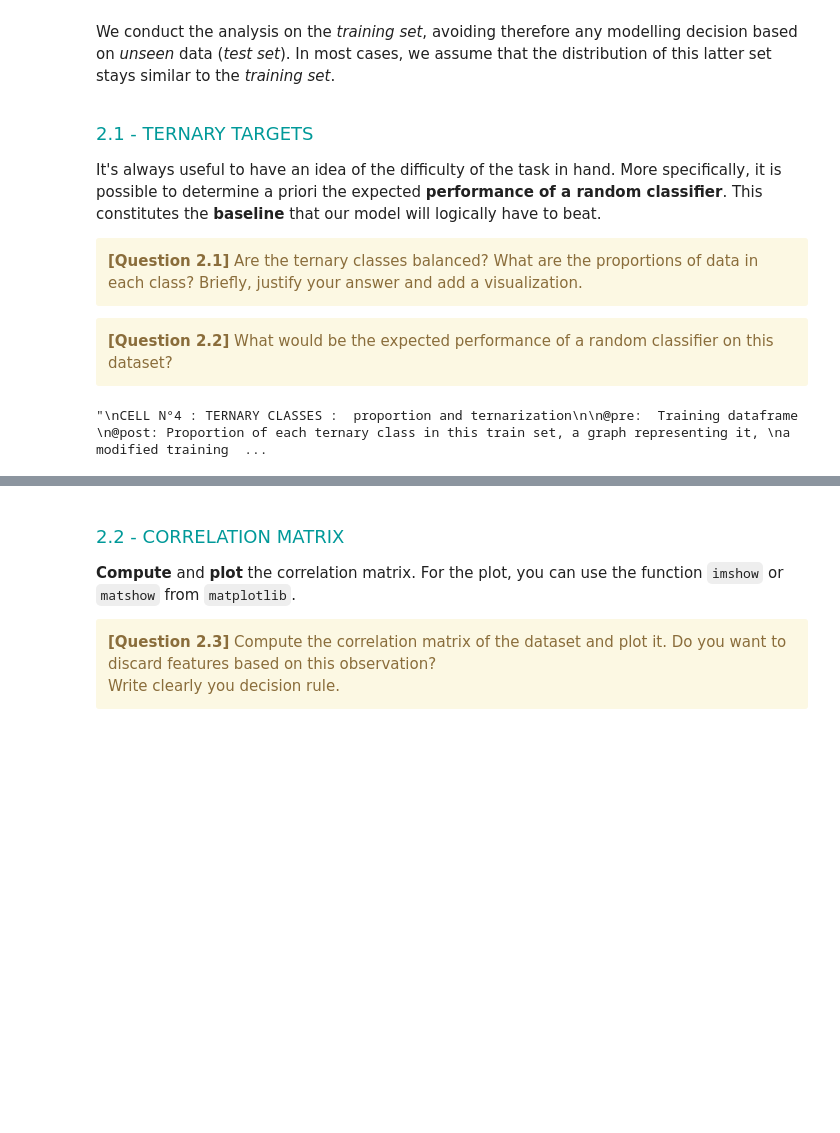
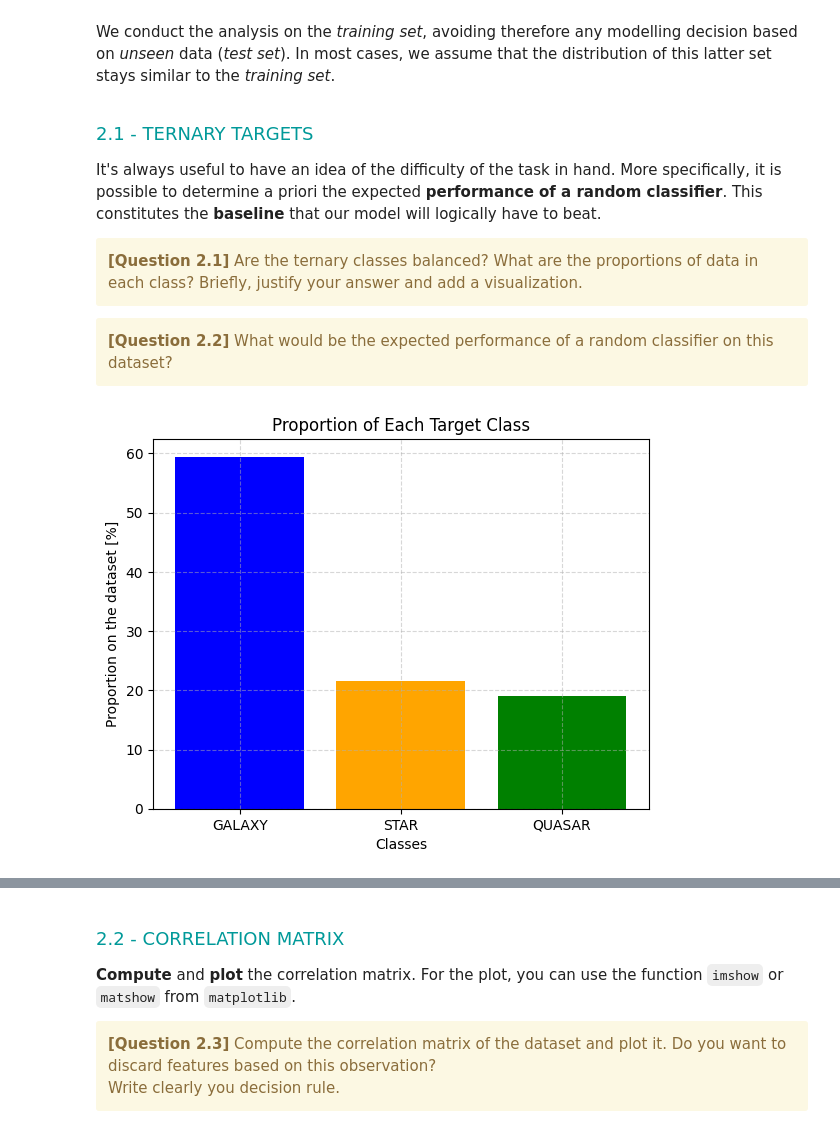
Before and after one commit to GaecKo/hackaton, a Jupyter notebook: Hackaton_2/Hackathon02-Classification.ipynb, the cells around one changed output, grey strips where cells are left out. Drawn from its saved outputs; the diff is of its cells as text; code cells hidden in the pictures; blank space fills up the shorter version.

```diff
--- a/Hackaton_2/Hackathon02-Classification.ipynb
+++ b/Hackaton_2/Hackathon02-Classification.ipynb
@@ -200,10 +203,28 @@ It's always useful to have an idea of the difficulty of the task in hand. More s
 # %%
 """
 CELL N°4 : TERNARY CLASSES :  proportion and ternarization
 
 @pre:  Training dataframe
 @post: Proportion of each ternary class in this train set, a graph representing it,
 a modified training dataframe with a new column 'classes_ternary' continaining the ternary targets (0,1,2)
 """
+# 1. New column: 'classes_ternary'
+# Map class value with corresponding target
+class_mapping = {'GALAXY': 0, 'STAR': 1, 'QSO': 2}
+
+# create the new column
+df['classes_ternary'] = df['class'].map(class_mapping)
+
+# 2. Plot len(df)
+class_counts = df['classes_ternary'].value_counts() /len(df)
+
+# Create a bar chart
+plt.bar(class_counts.index, class_counts.values*100, color=['blue', 'orange', 'green'])
+plt.xlabel('Classes')
+plt.ylabel('Proportion on the dataset [%]')
+plt.title('Proportion of Each Target Class')
+plt.xticks(class_counts.index, ['GALAXY', 'STAR', 'QUASAR'])
+plt.grid(linestyle='--', alpha=0.5)
+plt.show()
 # %% [output]
-"\nCELL N°4 : TERNARY CLASSES :  proportion and ternarization\n\n@pre:  Training dataframe  \n@post: Proportion of each ternary class in this train set, a graph representing it, \na modified training  ...
+[figure, added]
```
Also changed, not shown: parts of 3 cells of this notebook.
